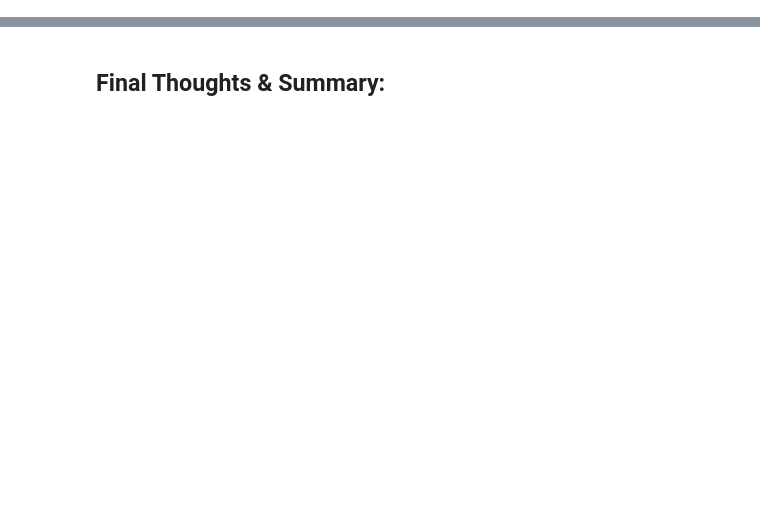
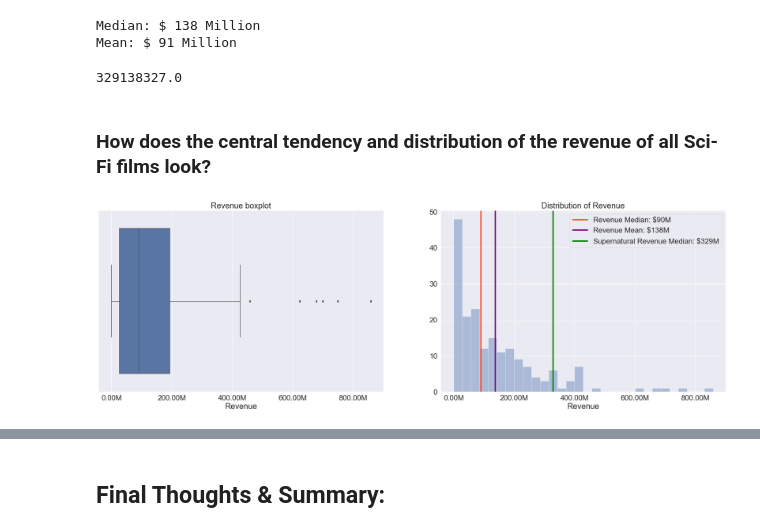
Before and after one commit to AlisonSalerno/scifi-movie-eda-project, a Jupyter notebook: AJAnalyticaFinal.ipynb, the cells around one changed output, grey strips where cells are left out. Saved outputs shown, nothing was run; the diff lists cells and outputs as text; code cells hidden in the pictures; blank space fills up the shorter version.

```diff
--- a/AJAnalyticaFinal.ipynb
+++ b/AJAnalyticaFinal.ipynb
@@ -143,0 +156,43 @@ plt.bar(range(len(top_10)),top_10_revenue)
+# %%
+#mean and median revenue of all sci-fi films
+
+print('Median: $', round(scifi_df.drop_duplicates(subset='Title')['Revenue'].mean()/1000000),'Million')
+print('Mean: $',round(scifi_df.drop_duplicates(subset='Title')['Revenue'].median()/1000000),'Million')
+# %% [output]
+Median: $ 138 Million
+Mean: $ 91 Million
+# %%
+mean = scifi_df.drop_duplicates(subset='Title')['Revenue'].mean()
+median = scifi_df.drop_duplicates(subset='Title')['Revenue'].median()
+supernatural_median = scifi_df[scifi_df['Subgenre']=='Supernatural'].drop_duplicates(subset='Title')['Revenue'].median()
+# %%
+supernatural_median
+# %% [output]
+329138327.0
+# %% [markdown]
+### How does the central tendency and distribution of the revenue of all Sci-Fi films look?
+# %%
+#the distribution is skewed slightly to the right
+#due to a few films with revenue over $600M
+
+fig, (ax,ax2) = plt.subplots(ncols=2, figsize=(30,10))
+sns.set(font_scale=2)
+sns.set_style("darkgrid")
+
+
+sns.distplot(scifi_df.drop_duplicates(subset='Title')['Revenue'], bins=30, ax=ax2, kde=False).set_title('Distribution of Revenue')
+
+sns.boxplot(scifi_df.drop_duplicates(subset='Title')['Revenue'], ax=ax).set_title('Revenue boxplot')
+
+color ='#fc4f30'
+plt.axvline(median, color=color, label='Revenue Median: $90M', linewidth=4)  #median line
+plt.axvline(mean, color='purple', label='Revenue Mean: $138M', linewidth=4)
+plt.axvline(supernatural_median, color='green', label='Supernatural Revenue Median: $329M', linewidth=4)
+plt.legend()
+
+ax.xaxis.set_major_formatter(ticker.FuncFormatter(lambda x, pos: '{:,.2f}'.format(x/1000000) + 'M'))
+ax2.xaxis.set_major_formatter(ticker.FuncFormatter(lambda x, pos: '{:,.2f}'.format(x/1000000) + 'M'))
+
+plt.show()
+# %% [output]
+[figure, added]
```
Also changed, not shown: parts of 44 cells of this notebook, 4 other files.
